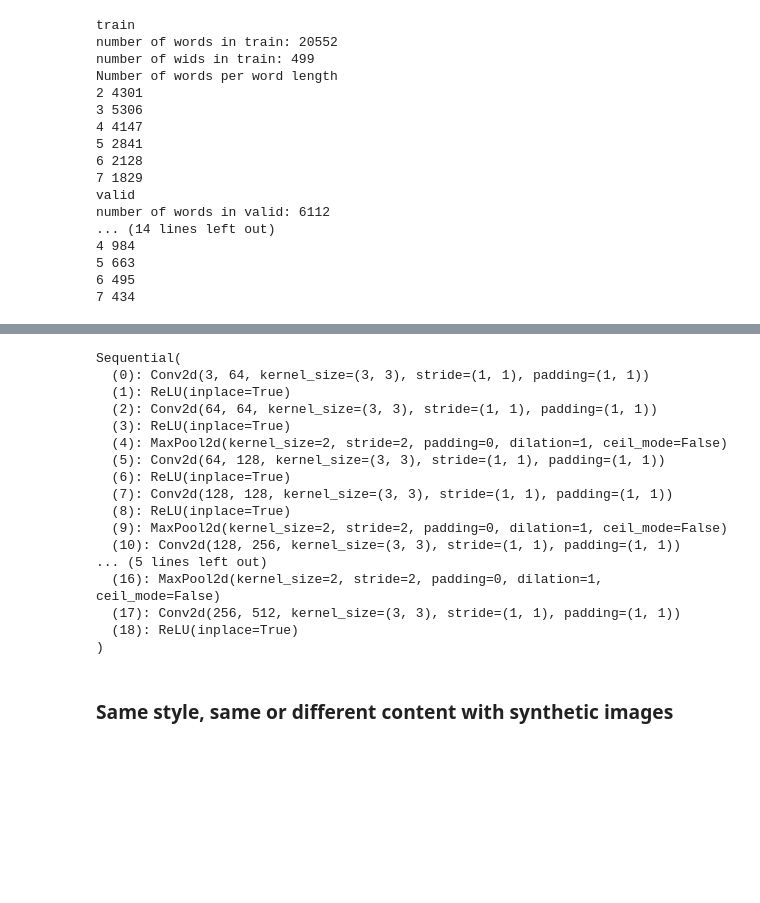
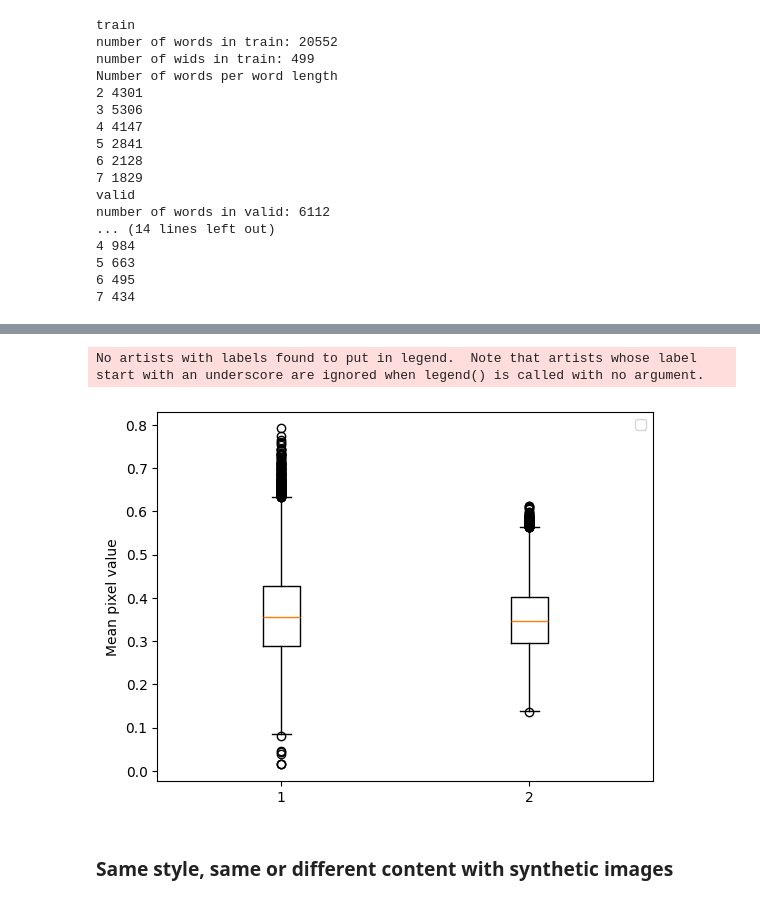
Before and after one commit to Lisa-dk/self-supervised-htr, a Jupyter notebook: small_experiments/style_exp.ipynb, the cells around one changed output, grey strips where cells are left out. Saved outputs shown, nothing was run; the diff lists cells and outputs as text; code cells hidden in the pictures; blank space fills up the shorter version.

```diff
--- a/small_experiments/style_exp.ipynb
+++ b/small_experiments/style_exp.ipynb
@@ -93,20 +159,12 @@ data_train = RIMES_data(data_train, input_size=input_size, tokenizer=tokenizer,
+# %%
+plt.boxplot([stds_data, stds_synth])
+plt.ylabel('Mean pixel value')
+# plt.xticks(labels=['data', 'synth data'])
+plt.legend()
+plt.show()
+# %% [output]
+No artists with labels found to put in legend.  Note that artists whose label start with an underscore are ignored when legend() is called with no argument.
+[figure, added]
 # %%
-loss_class = Loss("vgg", tokenizer, device, 19)
+loss_name = "siamese"
+loss_class = Loss(loss_name, tokenizer, device, 19)
-# %% [output]
-Sequential(
-  (0): Conv2d(3, 64, kernel_size=(3, 3), stride=(1, 1), padding=(1, 1))
-  (1): ReLU(inplace=True)
-  (2): Conv2d(64, 64, kernel_size=(3, 3), stride=(1, 1), padding=(1, 1))
-  (3): ReLU(inplace=True)
-  (4): MaxPool2d(kernel_size=2, stride=2, padding=0, dilation=1, ceil_mode=False)
-  (5): Conv2d(64, 128, kernel_size=(3, 3), stride=(1, 1), padding=(1, 1))
-  (6): ReLU(inplace=True)
-  (7): Conv2d(128, 128, kernel_size=(3, 3), stride=(1, 1), padding=(1, 1))
-  (8): ReLU(inplace=True)
-  (9): MaxPool2d(kernel_size=2, stride=2, padding=0, dilation=1, ceil_mode=False)
-  (10): Conv2d(128, 256, kernel_size=(3, 3), stride=(1, 1), padding=(1, 1))
-... (5 lines left out)
-  (16): MaxPool2d(kernel_size=2, stride=2, padding=0, dilation=1, ceil_mode=False)
-  (17): Conv2d(256, 512, kernel_size=(3, 3), stride=(1, 1), padding=(1, 1))
-  (18): ReLU(inplace=True)
-)
```
Also changed, not shown: parts of 17 cells of this notebook.
